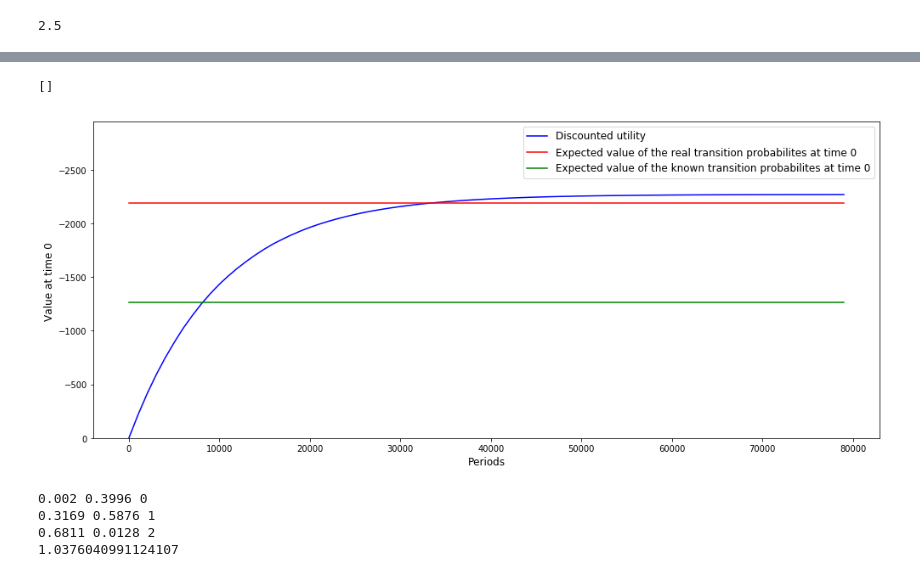
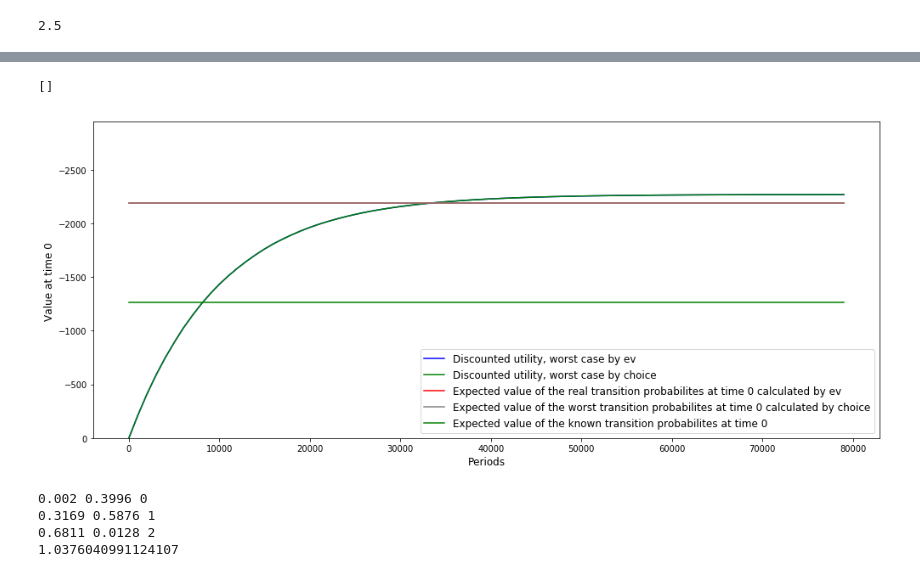
Before and after one commit to OpenSourceEconomics/ruspy, a Jupyter notebook: promotion/Plots and Problems/Plots and problems.ipynb, the cells around one changed output, grey strips where cells are left out. Saved outputs shown, nothing was run; the diff lists cells and outputs as text; code cells hidden in the pictures.

Commit message:
Added print command and other things to show the cool stuff with the convergent choice probabilities.

```diff
--- a/promotion/Plots and Problems/Plots and problems.ipynb
+++ b/promotion/Plots and Problems/Plots and problems.ipynb
@@ -290,43 +287,57 @@ known_trans_probs_5000 = np.array(init_dict['simulation']['known trans'])
 known_trans_mat_5000 = create_transition_matrix(num_states, known_trans_probs_5000)
 ev_known_5000 = calc_fixp(num_states, known_trans_mat_5000, costs_5000, beta)
 init_dict['simulation']['ev_known'] = ev_known_5000
-
-# For consistensy I use the same state space for the real ones.
-real_trans_probs_5000 = np.array(init_dict['simulation']['real trans'])
-real_trans_mat_5000 = create_transition_matrix(num_states, real_trans_probs_5000)
-ev_real_5000 = calc_fixp(num_states, real_trans_mat_5000, costs_5000, beta)
-
-# So with the worst case probabilites as the real ones, I calculate the new strategy
-df_5000, unobs_5000, utilities_5000, num_states = simulate(init_dict['simulation'])
+# %%
+init_dict['simulation']['real trans'] = worst_trans_5000_ev
+# For consistensy I use the same state space for the real ones.
+worst_trans_mat_5000_ev = create_transition_matrix(num_states, worst_trans_5000_ev)
+ev_real_5000_ev = calc_fixp(num_states, worst_trans_mat_5000_ev, costs_5000, beta)
+
+# So with the worst case probabilites as the real ones, I calculate the new strategy
+df_5000_ev, unobs_5000_ev, utilities_5000_ev, num_states = simulate(init_dict['simulation'])
+# %%
+init_dict['simulation']['real trans'] = worst_trans_5000_choice
+# For consistensy I use the same state space for the real ones.
+worst_trans_mat_5000_choice = create_transition_matrix(num_states, worst_trans_5000_choice)
+ev_real_5000_choice = calc_fixp(num_states, worst_trans_mat_5000_choice, costs_5000, beta)
+
+# So with the worst case probabilites as the real ones, I calculate the new strategy
+df_5000_choice, unobs_5000_choice, utilities_5000_choice, num_states = simulate(init_dict['simulation'])
 # %%
 # The arrays for plotting
-v_exp_real_5000 = np.full(num_points, calc_ev_0(ev_real_5000, unobs_5000, num_buses))
-v_exp_known_5000 = np.full(num_points, calc_ev_0(ev_known_5000, unobs_5000, num_buses))
+v_exp_real_5000_choice = np.full(num_points, calc_ev_0(ev_real_5000_choice, unobs_5000_choice, num_buses))
+v_exp_real_5000_ev = np.full(num_points, calc_ev_0(ev_real_5000_ev, unobs_5000_ev, num_buses))
+v_exp_known_5000 = np.full(num_points, calc_ev_0(ev_known_5000, unobs_5000_ev, num_buses))
 
 # The discounted utility of the decision strategy
-v_disc_5000 = discount_utility(np.zeros(num_points), num_buses, gridsize, num_periods, utilities_5000, beta)
+v_disc_5000_ev = discount_utility(np.zeros(num_points), num_buses, gridsize, num_periods, utilities_5000_ev, beta)
+v_disc_5000_choice = discount_utility(np.zeros(num_points), num_buses, gridsize, num_periods, utilities_5000_choice, beta)
 # %%
 fig = plt.figure(figsize=(14, 6))
 
 ax = fig.add_subplot(111)
 
-ax.set_ylim([0, 1.3 * v_disc_5000[-1]])
+ax.set_ylim([0, 1.3 * v_disc_5000_ev[-1]])
 
 ax.set_ylabel(r"Value at time 0 ", fontsize=12)
 ax.set_xlabel(r"Periods", fontsize=12)
 
-ax.plot(periods, v_disc_5000, color='blue', label='Discounted utility')
-ax.plot(periods, v_exp_real_5000, color='red', label='Expected value of the real transition probabilites at time 0')
+ax.plot(periods, v_disc_5000_ev, color='blue', label='Discounted utility, worst case by ev')
+ax.plot(periods, v_disc_5000_choice, color='green', label='Discounted utility, worst case by choice')
+ax.plot(periods, v_exp_real_5000_ev,
+        color='red', label='Expected value of the real transition probabilites at time 0 calculated by ev')
+ax.plot(periods, v_exp_real_5000_choice,
+        color='grey', label='Expected value of the worst transition probabilites at time 0 calculated by choice')
 ax.plot(periods, v_exp_known_5000, color='green',label='Expected value of the known transition probabilites at time 0')
 
 plt.legend()
 ax.legend(fontsize=12)
 plt.tight_layout()
 
 plt.plot()
 # %% [output]
 []
-[figure, old version]
+[figure, new version]
 # %%
 for i in range(len(real_trans_probs_5000)):
     print(np.round(real_trans_probs_5000[i], 4), np.round(known_trans_probs_5000[i], 4), i)
```
Also changed, not shown: parts of 10 cells of this notebook, 2 other files.
